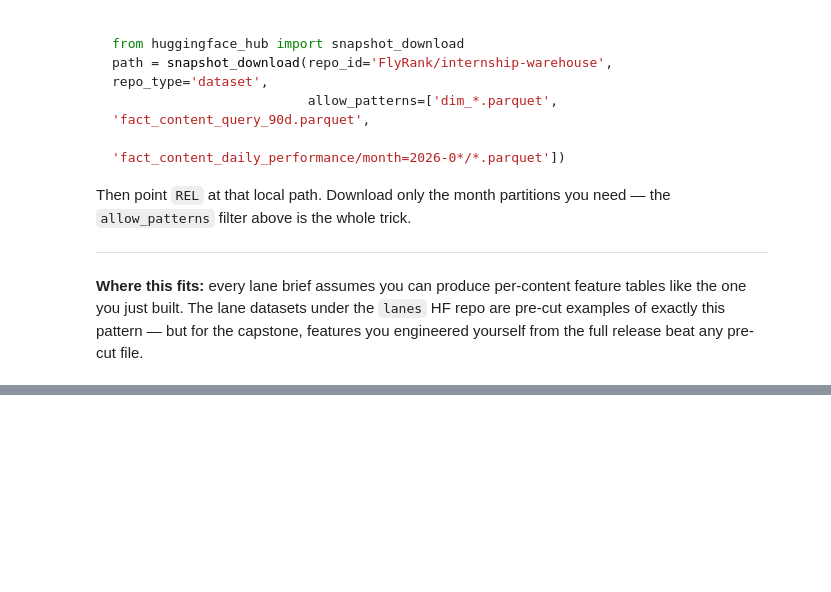
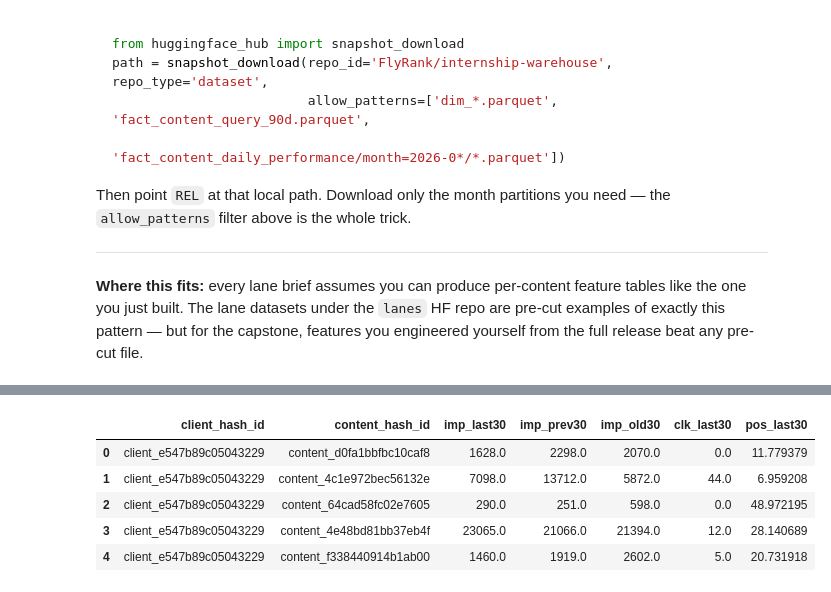
Before and after one commit to Maryam271/flyrank-ml-internship, a Jupyter notebook: notebooks/03_working_with_the_full_release.ipynb, the cells around one changed output, grey strips where cells are left out. Drawn from its saved outputs; the diff is of its cells as text; code cells hidden in the pictures; blank space fills up the shorter version.

```diff
--- a/notebooks/03_working_with_the_full_release.ipynb
+++ b/notebooks/03_working_with_the_full_release.ipynb
@@ -181,3 +428,81 @@ Then point `REL` at that local path. Download only the month partitions you need
 the one you just built. The lane datasets under the `lanes` HF repo are pre-cut examples of
 exactly this pattern — but for the capstone, features you engineered yourself from the full
 release beat any pre-cut file.
+# %%
+# Experiment 1: 90-day feature window
+
+features_90d = con.sql(f"""
+    WITH bounds AS (
+        SELECT MAX(report_date) AS end_d
+        FROM {TABLES['fact_daily']}
+    ),
+
+    windowed AS (
+        SELECT
+            f.client_hash_id,
+            f.content_hash_id,
+
+            -- Most recent 30 days
+            SUM(
+                CASE
+                    WHEN f.report_date > b.end_d - INTERVAL 30 DAY
+                    THEN f.gsc_impressions
+                    ELSE 0
+                END
+            ) AS imp_last30,
+
+            -- Previous 30 days
+            SUM(
+                CASE
+                    WHEN f.report_date > b.end_d - INTERVAL 60 DAY
+                     AND f.report_date <= b.end_d - INTERVAL 30 DAY
+                    THEN f.gsc_impressions
+                    ELSE 0
+                END
+            ) AS imp_prev30,
+
+            -- Older 30 days
+            SUM(
+                CASE
+                    WHEN f.report_date > b.end_d - INTERVAL 90 DAY
+                     AND f.report_date <= b.end_d - INTERVAL 60 DAY
+                    THEN f.gsc_impressions
+                    ELSE 0
+                END
+            ) AS imp_old30,
+
+            -- Clicks in most recent 30 days
+            SUM(
+                CASE
+                    WHEN f.report_date > b.end_d - INTERVAL 30 DAY
+                    THEN f.gsc_clicks
+                    ELSE 0
+                END
+            ) AS clk_last30,
+
+            -- Average position in most recent 30 days
+            AVG(
+                CASE
+                    WHEN f.report_date > b.end_d - INTERVAL 30 DAY
+                    THEN f.gsc_avg_position
+                END
+            ) AS pos_last30
+
+        FROM {TABLES['fact_daily']} f, bounds b
+
+        WHERE f.report_date > b.end_d - INTERVAL 90 DAY
+
+        GROUP BY 1, 2
+
+        HAVING imp_prev30 >= 100
+    )
+
+    SELECT *
+    FROM windowed
+
+""").df()
+
+print(f"90-day feature table: {len(features_90d):,} content items")
+
+features_90d.head()
+# %% [output]
@@ -183,0 +510,6 @@ release beat any pre-cut file.
+|  | client_hash_id | content_hash_id | imp_last30 | imp_prev30 | imp_old30 | clk_last30 | pos_last30 |
+| 0 | client_e547b89c05043229 | content_d0fa1bbfbc10caf8 | 1628.0 | 2298.0 | 2070.0 | 0.0 | 11.779379 |
+| 1 | client_e547b89c05043229 | content_4c1e972bec56132e | 7098.0 | 13712.0 | 5872.0 | 44.0 | 6.959208 |
+| 2 | client_e547b89c05043229 | content_64cad58fc02e7605 | 290.0 | 251.0 | 598.0 | 0.0 | 48.972195 |
+| 3 | client_e547b89c05043229 | content_4e48bd81bb37eb4f | 23065.0 | 21066.0 | 21394.0 | 12.0 | 28.140689 |
+| 4 | client_e547b89c05043229 | content_f338440914b1ab00 | 1460.0 | 1919.0 | 2602.0 | 5.0 | 20.731918 |
```
Also changed, not shown: parts of 17 cells of this notebook.
